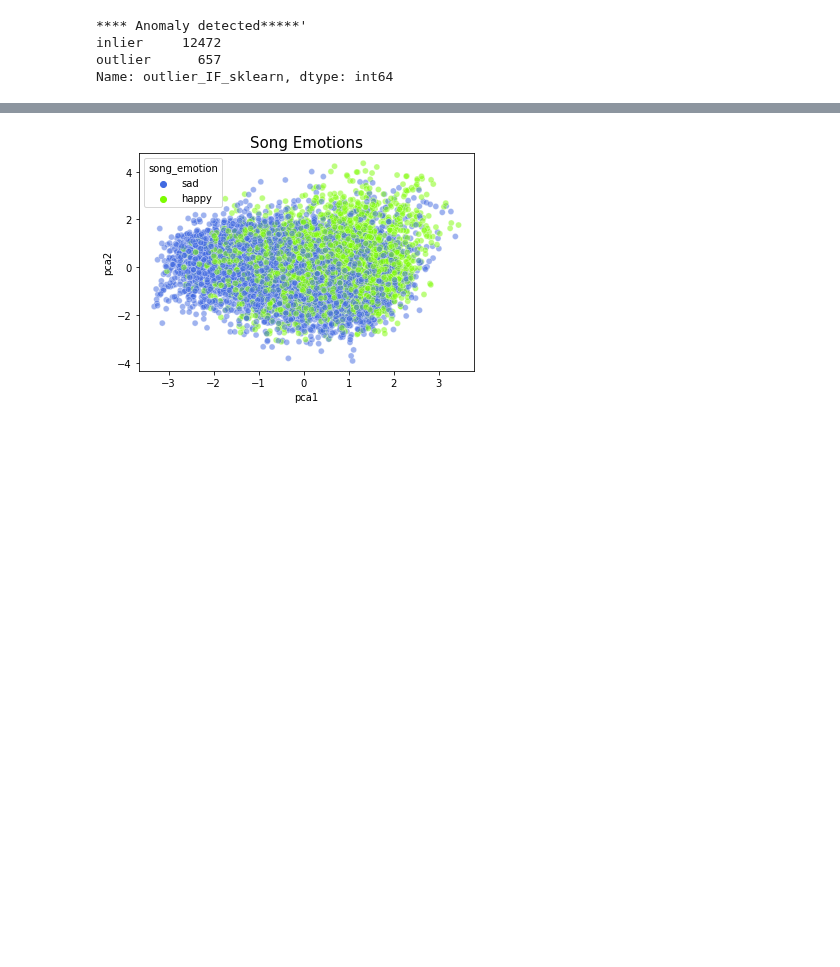
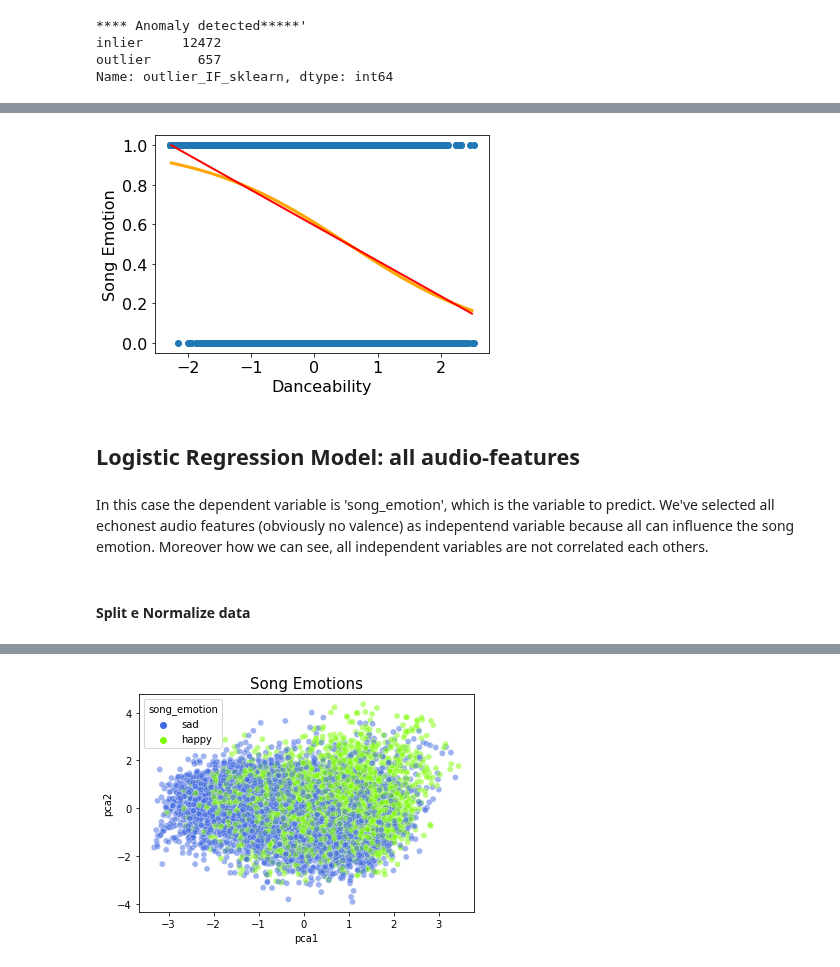
Before and after one commit to gaetanoantonicchio/DataMining-2, a Jupyter notebook: src/Module 2/Logistic Regression/Logistic-Regression_Song-Emotions.ipynb, the cells around one changed output, grey strips where cells are left out. Cells and saved outputs as stored; diff of their text form; code cells hidden in the pictures; blank space fills up the shorter version.

```diff
--- a/src/Module 2/Logistic Regression/Logistic-Regression_Song-Emotions.ipynb
+++ b/src/Module 2/Logistic Regression/Logistic-Regression_Song-Emotions.ipynb
@@ -203,0 +296,17 @@ scaled_X_test = scaler.transform(X_test)
+# %%
+loss = expit(sorted(X_test) * logreg.coef_ + logreg.intercept_).ravel()
+plt.plot(sorted(X_test), loss, color='orange', linewidth=3)
+plt.scatter(X_train, y_train)
+plt.plot(sorted(X_test), reg.coef_ * sorted(X_test) + reg.intercept_, color='red', linewidth=2)
+plt.xlabel('Danceability', fontsize=16)
+plt.ylabel('Song Emotion', fontsize=16)
+plt.tick_params(axis='both', which='major', labelsize=16)
+plt.show()
+# %% [output]
+[figure, added]
+# %% [markdown]
+## Logistic Regression Model: all audio-features
+# %% [markdown]
+In this case the dependent variable is 'song_emotion', which is the variable to predict. We've selected all echonest audio features (obviously no valence) as indepentend variable because all can influence the song emotion. Moreover how we can see, all independent variables are not correlated each others.
+# %% [markdown]
+#### Split e Normalize data
```
Also changed, not shown: parts of 64 cells of this notebook.
